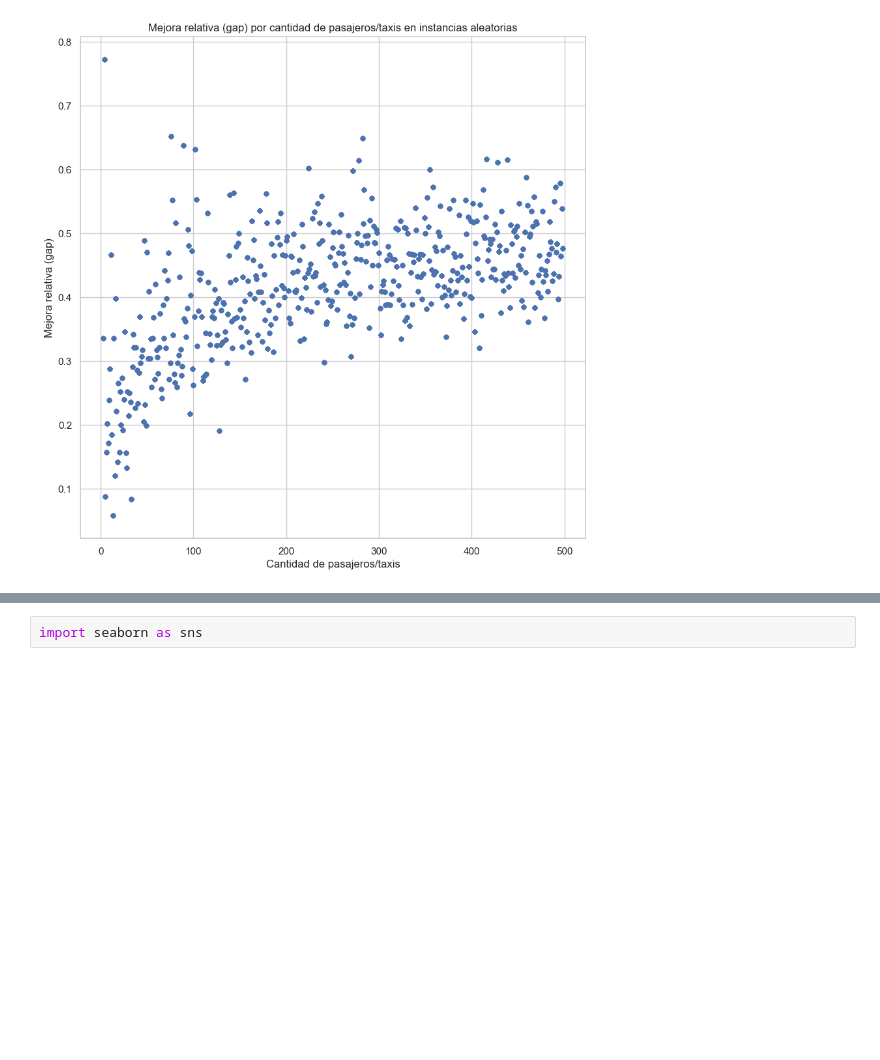
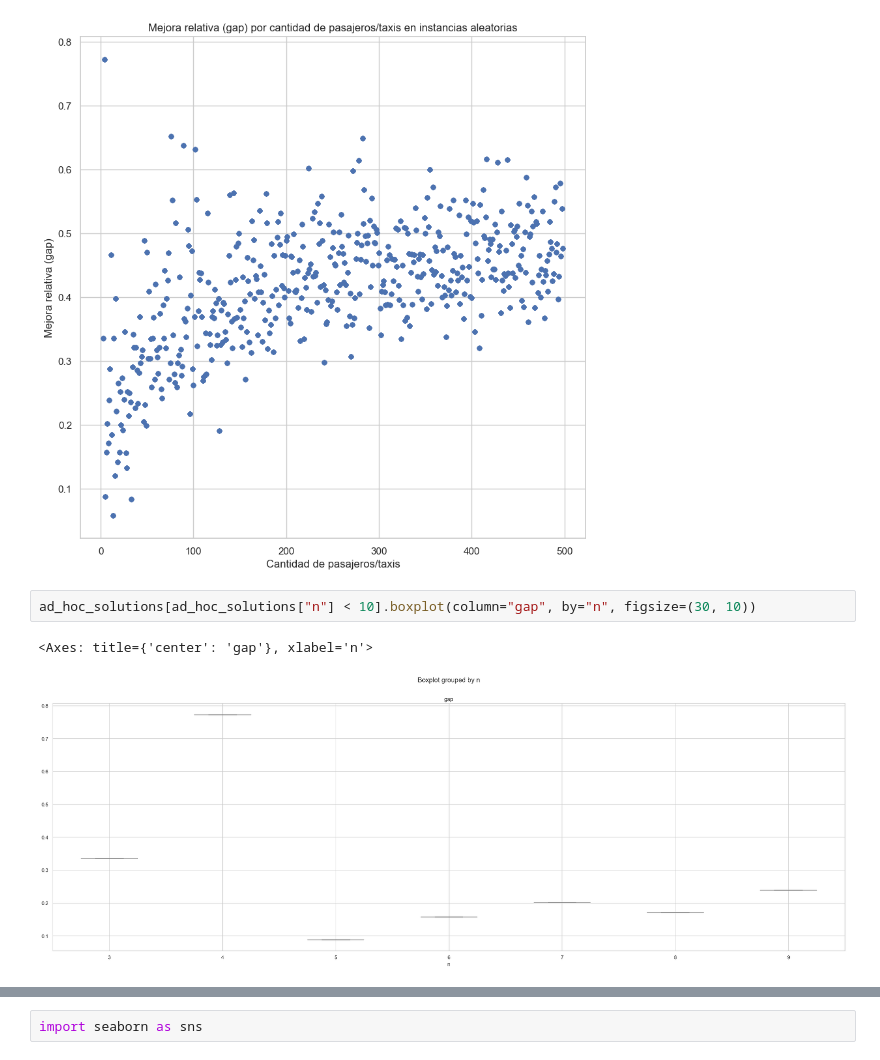
Before and after one commit to Luquish/TP1_TDV, a Jupyter notebook: src/scripts/experimentacion.ipynb, the cells around one changed output, grey strips where cells are left out. Drawn from its saved outputs; the diff is of its cells as text; blank space fills up the shorter version.

```diff
--- a/src/scripts/experimentacion.ipynb
+++ b/src/scripts/experimentacion.ipynb
@@ -504,3 +550,8 @@ ax.set_ylabel("Mejora relativa (gap)")
 plt.savefig("../output/figures/gap_vs_n_fake_scatter.png")
 # %% [output]
 [figure]
+# %%
+ad_hoc_solutions[ad_hoc_solutions["n"] < 10].boxplot(column="gap", by="n", figsize=(30, 10))
+# %% [output]
+<Axes: title={'center': 'gap'}, xlabel='n'>
+[figure, added]
```
Also changed, not shown: parts of 9 cells of this notebook, 7 other files.
